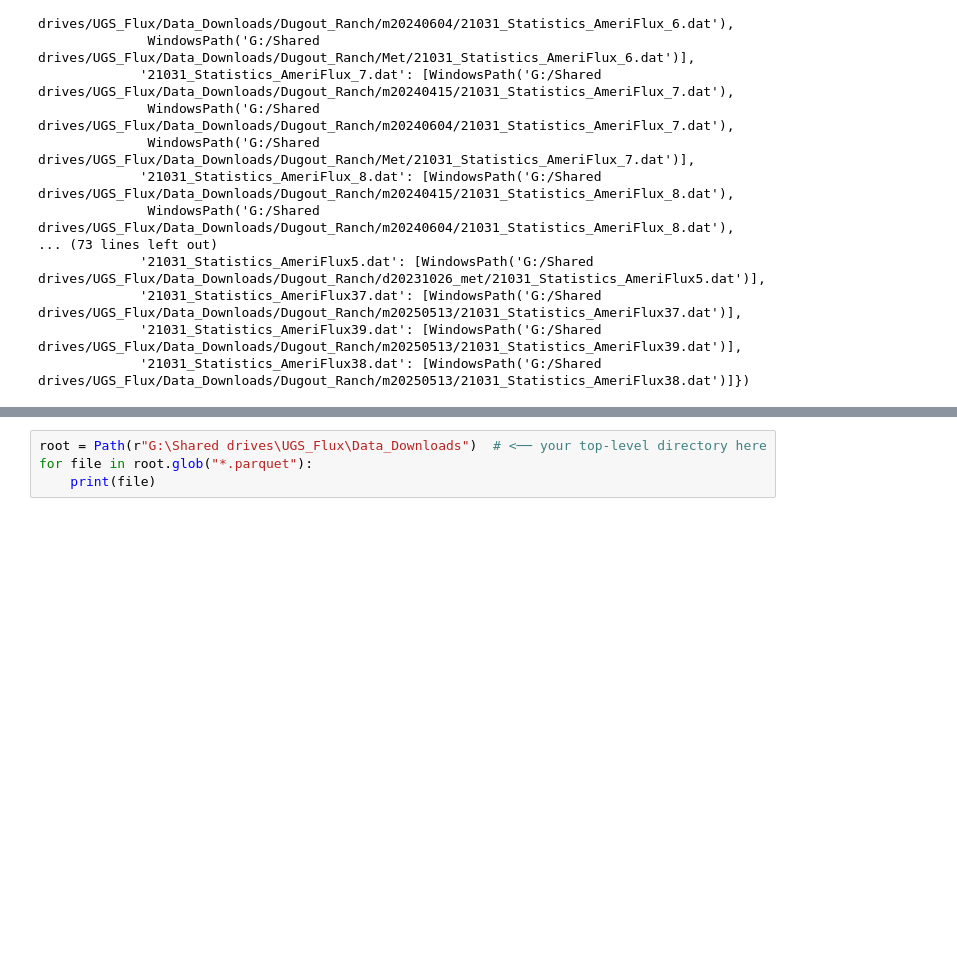
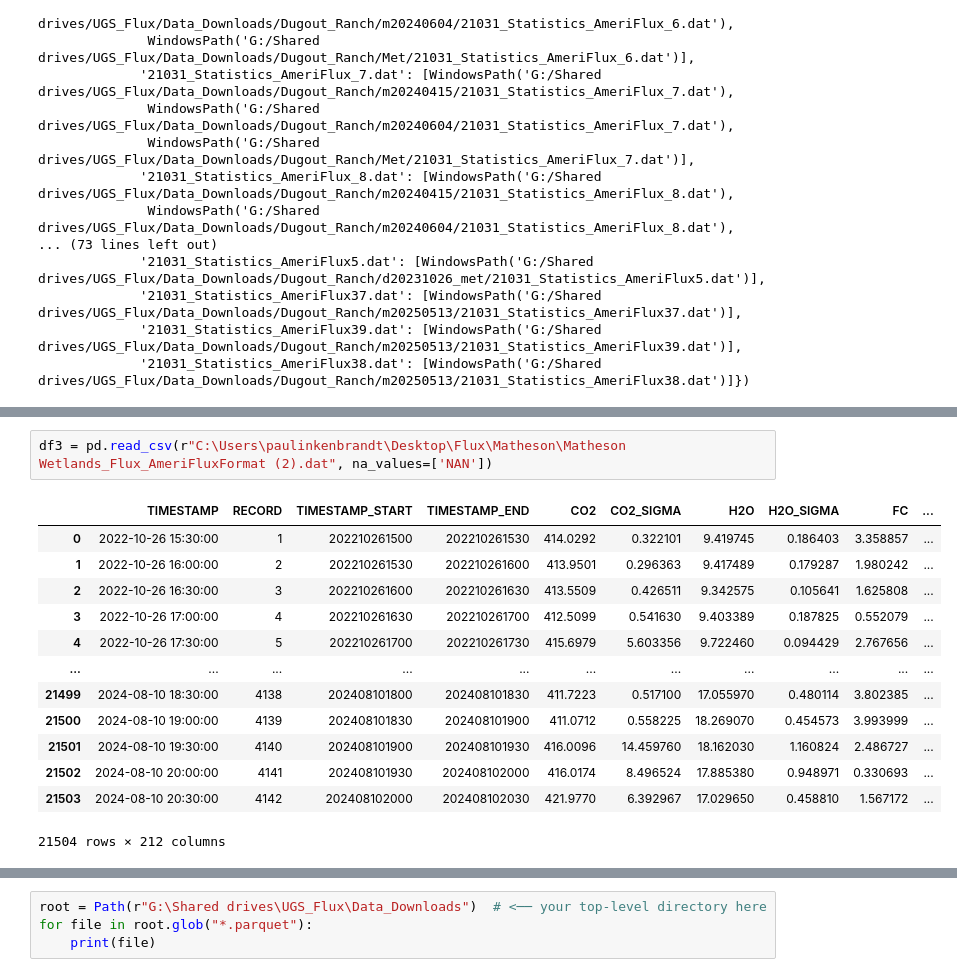
Before and after one commit to inkenbrandt/MicroMet, a Jupyter notebook: docs/notebooks/fix_headers.ipynb, the cells around one changed output, grey strips where cells are left out. Drawn from its saved outputs; the diff is of its cells as text; blank space fills up the shorter version.

```diff
--- a/docs/notebooks/fix_headers.ipynb
+++ b/docs/notebooks/fix_headers.ipynb
@@ -81,0 +159,16 @@ for stationid, folder in site_folders.items():
+# %%
+df3 = pd.read_csv(r"C:\Users\paulinkenbrandt\Desktop\Flux\Matheson\Matheson Wetlands_Flux_AmeriFluxFormat (2).dat", na_values=['NAN'])
+# %% [output]
+|  | TIMESTAMP | RECORD | TIMESTAMP_START | TIMESTAMP_END | CO2 | CO2_SIGMA | H2O | H2O_SIGMA | FC | ... |
+| 0 | 2022-10-26 15:30:00 | 1 | 202210261500 | 202210261530 | 414.0292 | 0.322101 | 9.419745 | 0.186403 | 3.358857 | ... |
+| 1 | 2022-10-26 16:00:00 | 2 | 202210261530 | 202210261600 | 413.9501 | 0.296363 | 9.417489 | 0.179287 | 1.980242 | ... |
+| 2 | 2022-10-26 16:30:00 | 3 | 202210261600 | 202210261630 | 413.5509 | 0.426511 | 9.342575 | 0.105641 | 1.625808 | ... |
+| 3 | 2022-10-26 17:00:00 | 4 | 202210261630 | 202210261700 | 412.5099 | 0.541630 | 9.403389 | 0.187825 | 0.552079 | ... |
+| 4 | 2022-10-26 17:30:00 | 5 | 202210261700 | 202210261730 | 415.6979 | 5.603356 | 9.722460 | 0.094429 | 2.767656 | ... |
+| ... | ... | ... | ... | ... | ... | ... | ... | ... | ... | ... |
+| 21499 | 2024-08-10 18:30:00 | 4138 | 202408101800 | 202408101830 | 411.7223 | 0.517100 | 17.055970 | 0.480114 | 3.802385 | ... |
+| 21500 | 2024-08-10 19:00:00 | 4139 | 202408101830 | 202408101900 | 411.0712 | 0.558225 | 18.269070 | 0.454573 | 3.993999 | ... |
+| 21501 | 2024-08-10 19:30:00 | 4140 | 202408101900 | 202408101930 | 416.0096 | 14.459760 | 18.162030 | 1.160824 | 2.486727 | ... |
+| 21502 | 2024-08-10 20:00:00 | 4141 | 202408101930 | 202408102000 | 416.0174 | 8.496524 | 17.885380 | 0.948971 | 0.330693 | ... |
+| 21503 | 2024-08-10 20:30:00 | 4142 | 202408102000 | 202408102030 | 421.9770 | 6.392967 | 17.029650 | 0.458810 | 1.567172 | ... |
+21504 rows × 212 columns
```
Also changed, not shown: parts of 9 cells of this notebook, 5 other files.
